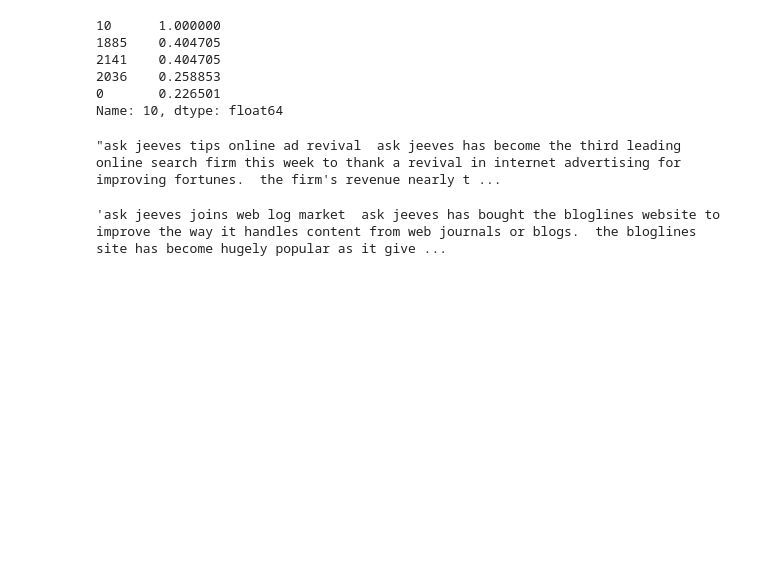
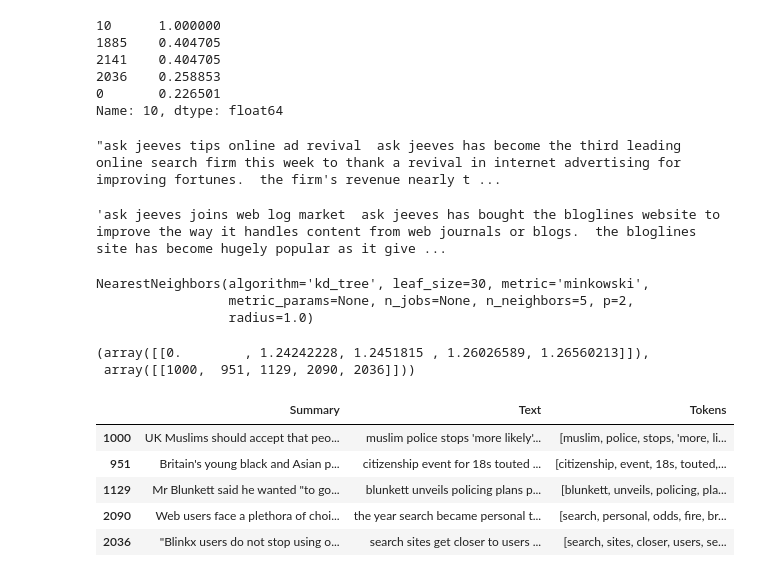
Before and after one commit to threegenie/knn_project, a Jupyter notebook: bbc_project.ipynb, the cells around one changed output. Drawn from its saved outputs; the diff is of its cells as text; code cells hidden in the pictures; blank space fills up the shorter version.

```diff
--- a/bbc_project.ipynb
+++ b/bbc_project.ipynb
@@ -254,3 +267,26 @@ df['Text'].loc[10]
 df['Text'].loc[1885]
 # %% [output]
 'ask jeeves joins web log market  ask jeeves has bought the bloglines website to improve the way it handles content from web journals or blogs.  the bloglines site has become hugely popular as it give ...
+# %%
+from sklearn.neighbors import NearestNeighbors
+nn = NearestNeighbors(n_neighbors=5, algorithm='kd_tree') #최근접 5이웃
+nn.fit(dtm)
+# %% [output]
+NearestNeighbors(algorithm='kd_tree', leaf_size=30, metric='minkowski',
+                 metric_params=None, n_jobs=None, n_neighbors=5, p=2,
+                 radius=1.0)
+# %%
+result = nn.kneighbors([dtm.iloc[1000]])
+result
+# %% [output]
+(array([[0.        , 1.24242228, 1.2451815 , 1.26026589, 1.26560213]]),
+ array([[1000,  951, 1129, 2090, 2036]]))
+# %%
+df.iloc[result[1][0]]
+# %% [output]
+|  | Summary | Text | Tokens |
+| 1000 | UK Muslims should accept that peo... | muslim police stops 'more likely'... | [muslim, police, stops, 'more, li... |
+| 951 | Britain's young black and Asian p... | citizenship event for 18s touted ... | [citizenship, event, 18s, touted,... |
+| 1129 | Mr Blunkett said he wanted "to go... | blunkett unveils policing plans p... | [blunkett, unveils, policing, pla... |
+| 2090 | Web users face a plethora of choi... | the year search became personal t... | [search, personal, odds, fire, br... |
+| 2036 | "Blinkx users do not stop using o... | search sites get closer to users ... | [search, sites, closer, users, se... |
```
Also changed, not shown: parts of 9 cells of this notebook.
